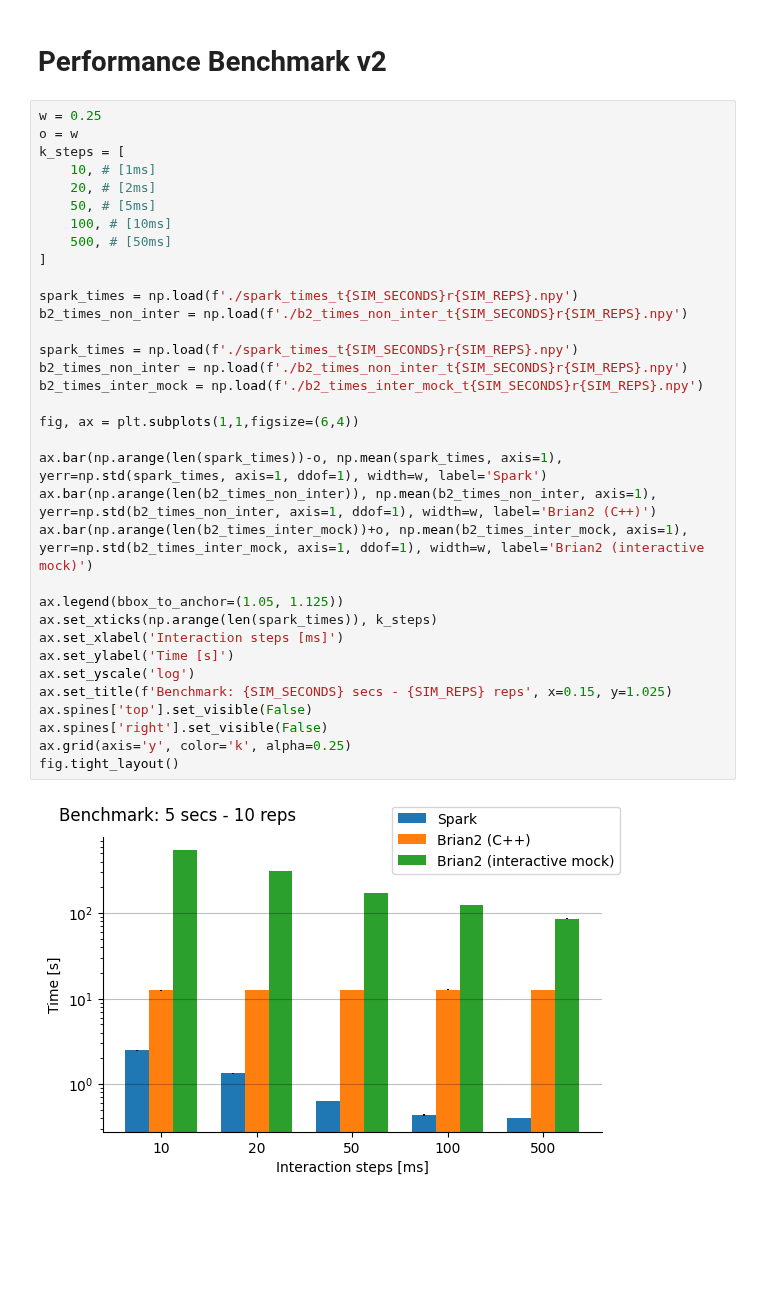
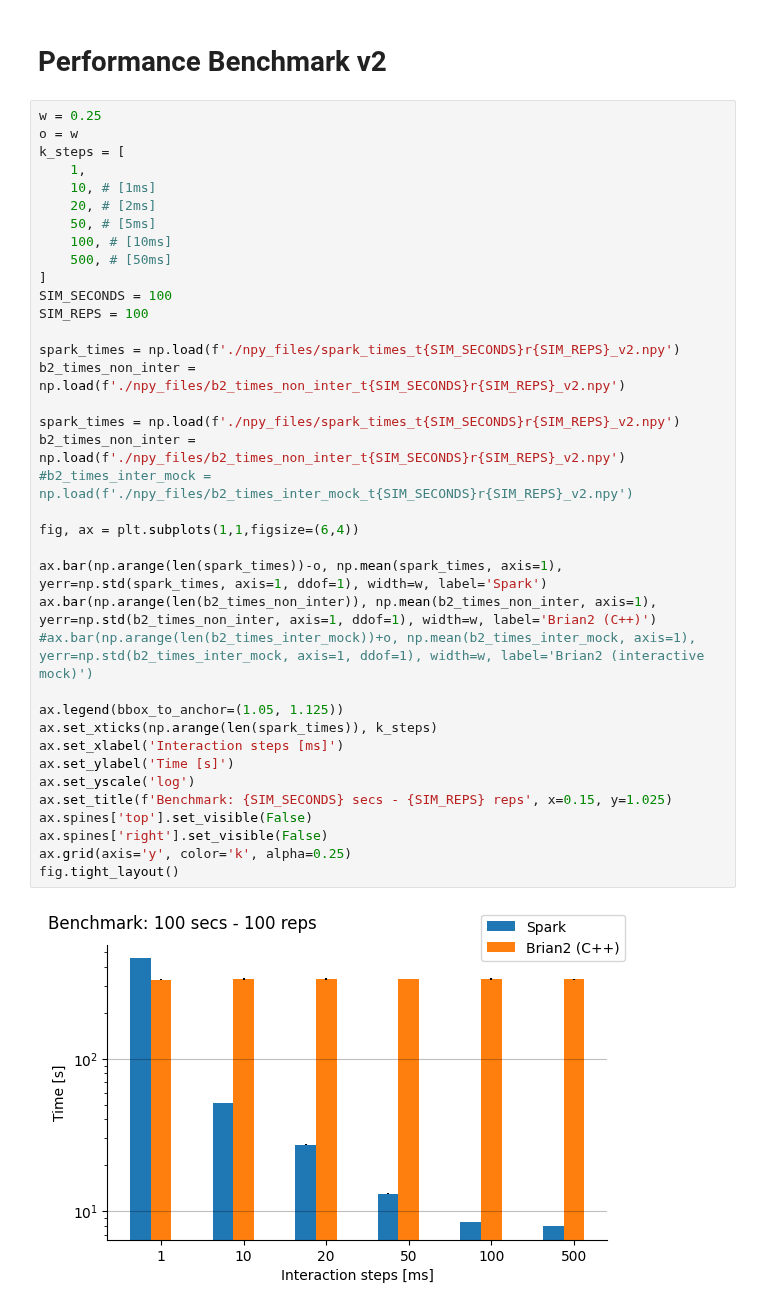
Before and after one commit to Nogarx/Spark, a Jupyter notebook: benchmarks/benchmark_report.ipynb, the cells around one changed output. Drawn from its saved outputs; the diff is of its cells as text; blank space fills up the shorter version.

```diff
--- a/benchmarks/benchmark_report.ipynb
+++ b/benchmarks/benchmark_report.ipynb
@@ -74,36 +76,39 @@ fig.tight_layout()
 # %%
 w = 0.25
 o = w
 k_steps = [
+    1,
 	10, # [1ms]
 	20, # [2ms]
 	50, # [5ms]
 	100, # [10ms]
 	500, # [50ms]
 ]
+SIM_SECONDS = 100
+SIM_REPS = 100
 
-spark_times = np.load(f'./spark_times_t{SIM_SECONDS}r{SIM_REPS}.npy')
-b2_times_non_inter = np.load(f'./b2_times_non_inter_t{SIM_SECONDS}r{SIM_REPS}.npy')
+spark_times = np.load(f'./npy_files/spark_times_t{SIM_SECONDS}r{SIM_REPS}_v2.npy')
+b2_times_non_inter = np.load(f'./npy_files/b2_times_non_inter_t{SIM_SECONDS}r{SIM_REPS}_v2.npy')
 
-spark_times = np.load(f'./spark_times_t{SIM_SECONDS}r{SIM_REPS}.npy')
-b2_times_non_inter = np.load(f'./b2_times_non_inter_t{SIM_SECONDS}r{SIM_REPS}.npy')
-b2_times_inter_mock = np.load(f'./b2_times_inter_mock_t{SIM_SECONDS}r{SIM_REPS}.npy')
+spark_times = np.load(f'./npy_files/spark_times_t{SIM_SECONDS}r{SIM_REPS}_v2.npy')
+b2_times_non_inter = np.load(f'./npy_files/b2_times_non_inter_t{SIM_SECONDS}r{SIM_REPS}_v2.npy')
+#b2_times_inter_mock = np.load(f'./npy_files/b2_times_inter_mock_t{SIM_SECONDS}r{SIM_REPS}_v2.npy')
 
 fig, ax = plt.subplots(1,1,figsize=(6,4))
 
 ax.bar(np.arange(len(spark_times))-o, np.mean(spark_times, axis=1), yerr=np.std(spark_times, axis=1, ddof=1), width=w, label='Spark')
 ax.bar(np.arange(len(b2_times_non_inter)), np.mean(b2_times_non_inter, axis=1), yerr=np.std(b2_times_non_inter, axis=1, ddof=1), width=w, label='Brian2 (C++)')
-ax.bar(np.arange(len(b2_times_inter_mock))+o, np.mean(b2_times_inter_mock, axis=1), yerr=np.std(b2_times_inter_mock, axis=1, ddof=1), width=w, label='Brian2 (interactive mock)')
+#ax.bar(np.arange(len(b2_times_inter_mock))+o, np.mean(b2_times_inter_mock, axis=1), yerr=np.std(b2_times_inter_mock, axis=1, ddof=1), width=w, label='Brian2 (interactive mock)')
 
 ax.legend(bbox_to_anchor=(1.05, 1.125))
 ax.set_xticks(np.arange(len(spark_times)), k_steps)
 ax.set_xlabel('Interaction steps [ms]')
 ax.set_ylabel('Time [s]')
 ax.set_yscale('log')
 ax.set_title(f'Benchmark: {SIM_SECONDS} secs - {SIM_REPS} reps', x=0.15, y=1.025)
 ax.spines['top'].set_visible(False)
 ax.spines['right'].set_visible(False)
 ax.grid(axis='y', color='k', alpha=0.25)
 fig.tight_layout()
 # %% [output]
-[figure, old version]
+[figure, new version]
```
Also changed, not shown: parts of 1 cell of this notebook, 52 other files.
